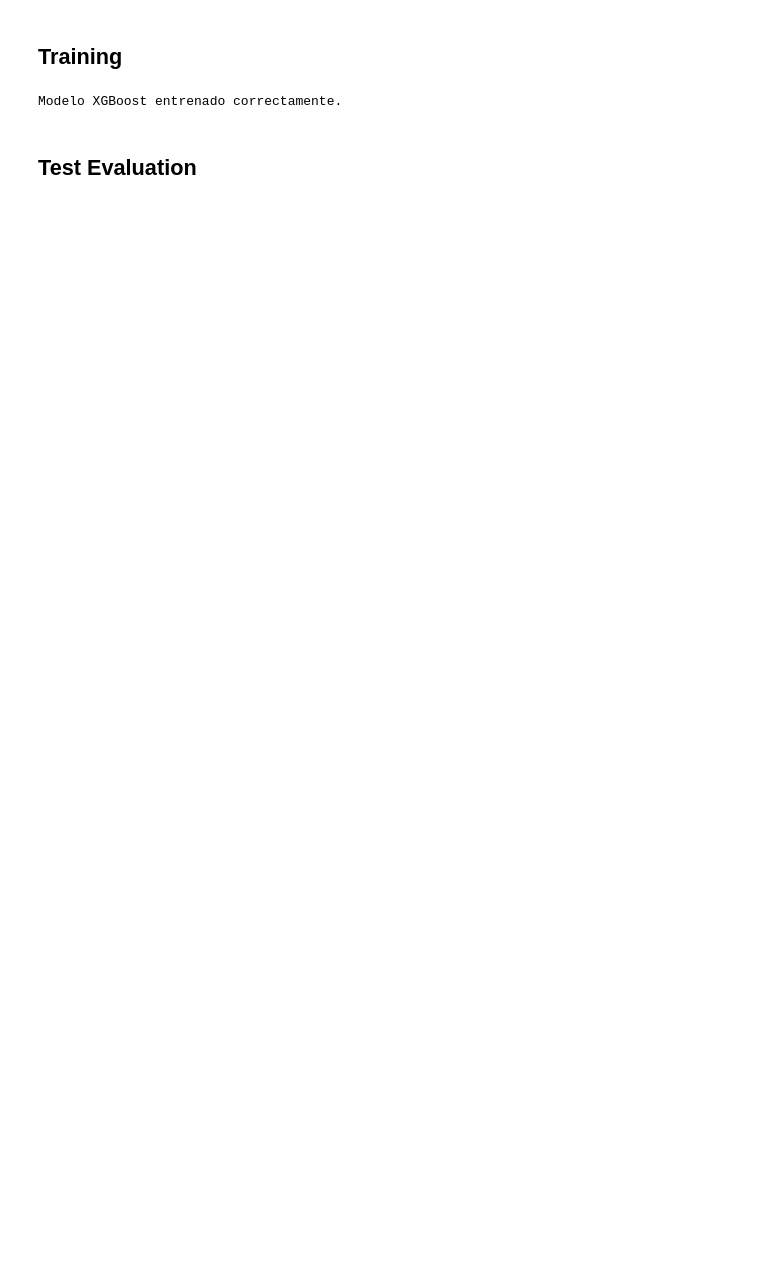
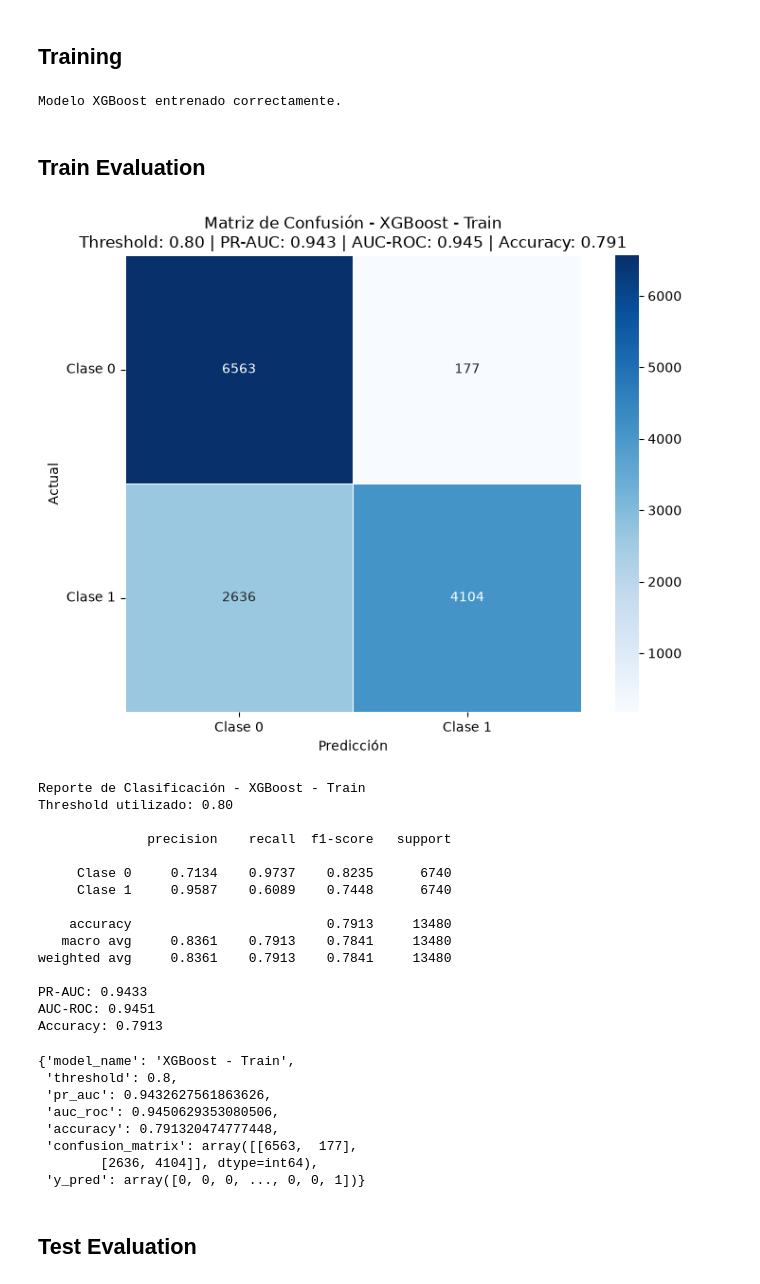
Before and after one commit to Renzuki123/breit-fraud-detection-globalbank, a Jupyter notebook: notebooks/05_modeling.ipynb, the cells around one changed output. Cells and saved outputs as stored; diff of their text form; code cells hidden in the pictures; blank space fills up the shorter version.

```diff
--- a/notebooks/05_modeling.ipynb
+++ b/notebooks/05_modeling.ipynb
@@ -488,6 +739,42 @@ xgb_best.fit(
 print("Modelo XGBoost entrenado correctamente.")
 # %% [output]
 Modelo XGBoost entrenado correctamente.
+# %% [markdown]
+## Train Evaluation
+# %%
+y_train_pred_proba = xgb_best.predict_proba(X_train_resampled)[:, 1]
+
+plot_confusion_matrix_heatmap(
+    y_true=y_train_resampled,
+    y_pred_proba=y_train_pred_proba,
+    model_name="XGBoost - Train",
+    threshold=0.80
+)
+# %% [output]
+[figure, added]
+Reporte de Clasificación - XGBoost - Train
+Threshold utilizado: 0.80
+
+              precision    recall  f1-score   support
+
+     Clase 0     0.7134    0.9737    0.8235      6740
+     Clase 1     0.9587    0.6089    0.7448      6740
+
+    accuracy                         0.7913     13480
+   macro avg     0.8361    0.7913    0.7841     13480
+weighted avg     0.8361    0.7913    0.7841     13480
+
+PR-AUC: 0.9433
+AUC-ROC: 0.9451
+Accuracy: 0.7913
+{'model_name': 'XGBoost - Train',
+ 'threshold': 0.8,
+ 'pr_auc': 0.9432627561863626,
+ 'auc_roc': 0.9450629353080506,
+ 'accuracy': 0.791320474777448,
+ 'confusion_matrix': array([[6563,  177],
+        [2636, 4104]], dtype=int64),
+ 'y_pred': array([0, 0, 0, ..., 0, 0, 1])}
 # %% [markdown]
 ## Test Evaluation
 # %%
```
Also changed, not shown: parts of 29 cells of this notebook, 4 other files.
